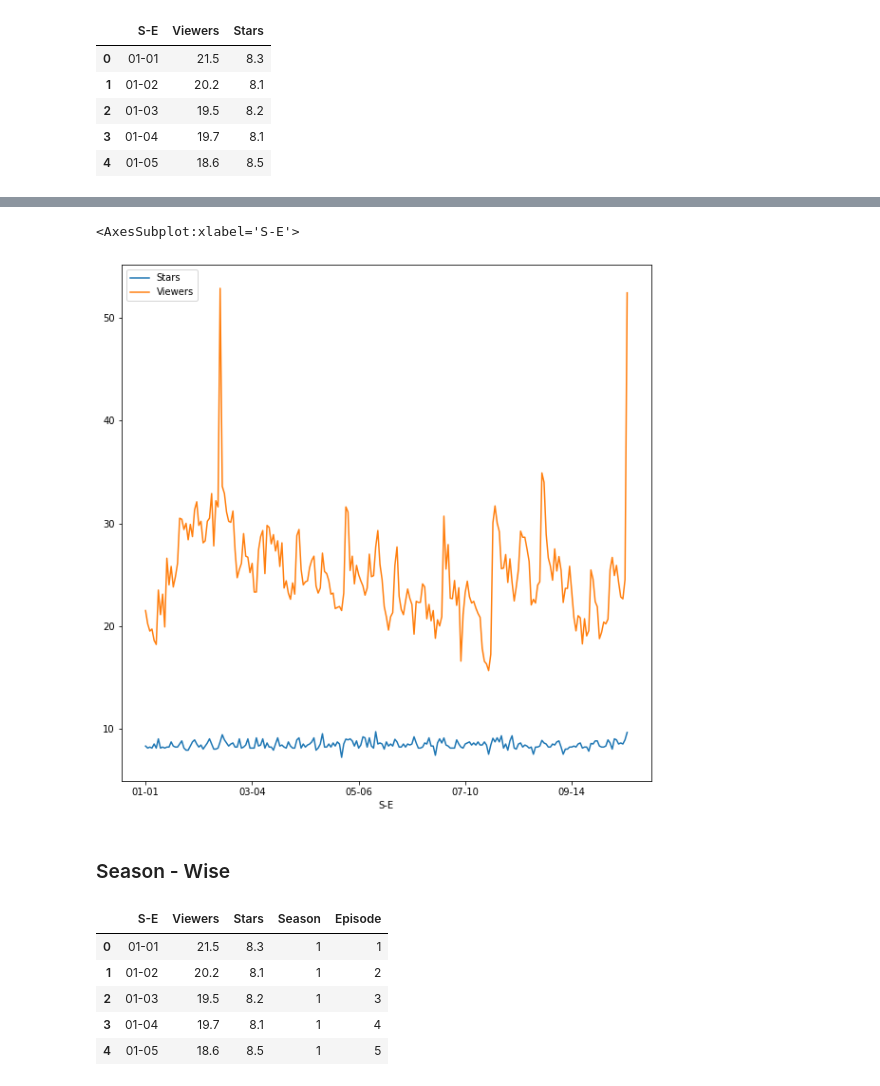
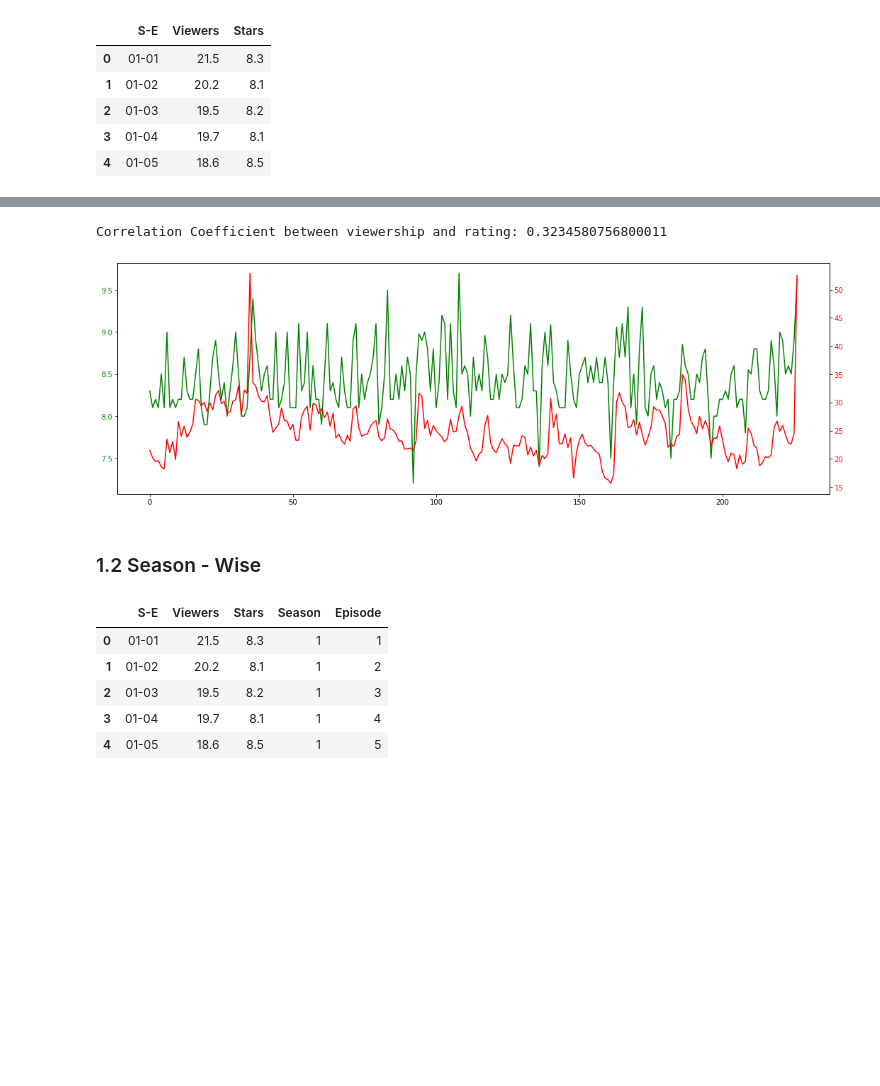
Before and after one commit to Naimish240/FRIENDS_Analysis, a Jupyter notebook: EDA.ipynb, the cells around one changed output, grey strips where cells are left out. Drawn from its saved outputs; the diff is of its cells as text; code cells hidden in the pictures; blank space fills up the shorter version.

```diff
--- a/EDA.ipynb
+++ b/EDA.ipynb
@@ -63,18 +64,22 @@ Standard Deviation     :  0.39
 # %%
-fig, ax = plt.subplots()
+print(f"Correlation Coefficient between viewership and rating: {meta['Stars'].corr(meta['Viewers'])}")
 
-ax.plot(meta.Stars, color='red')
-ax.tick_params(axis='y', labelcolor='red')
+fig, ax = plt.subplots(figsize=(18,6))
+
+ax.plot(meta.Stars, color='green')
+ax.tick_params(axis='y', labelcolor='green')
 
 ax2 = ax.twinx()
 
-ax.plot(meta.Stars, color='red')
-ax.tick_params(axis='y', labelcolor='red')
+ax2.plot(meta.Viewers, color='red')
+ax2.tick_params(axis='y', labelcolor='red')
+
+plt.show()
 # %% [output]
-<AxesSubplot:xlabel='S-E'>
+Correlation Coefficient between viewership and rating: 0.3234580756800011
-[figure, old version]
+[figure, new version]
 # %% [markdown]
-### Season - Wise
+### 1.2 Season - Wise
 # %%
 # Extracting episode and season information for ease
 meta['Season'] = meta['S-E'].str[:2].astype(int)
```
Also changed, not shown: parts of 13 cells of this notebook.
